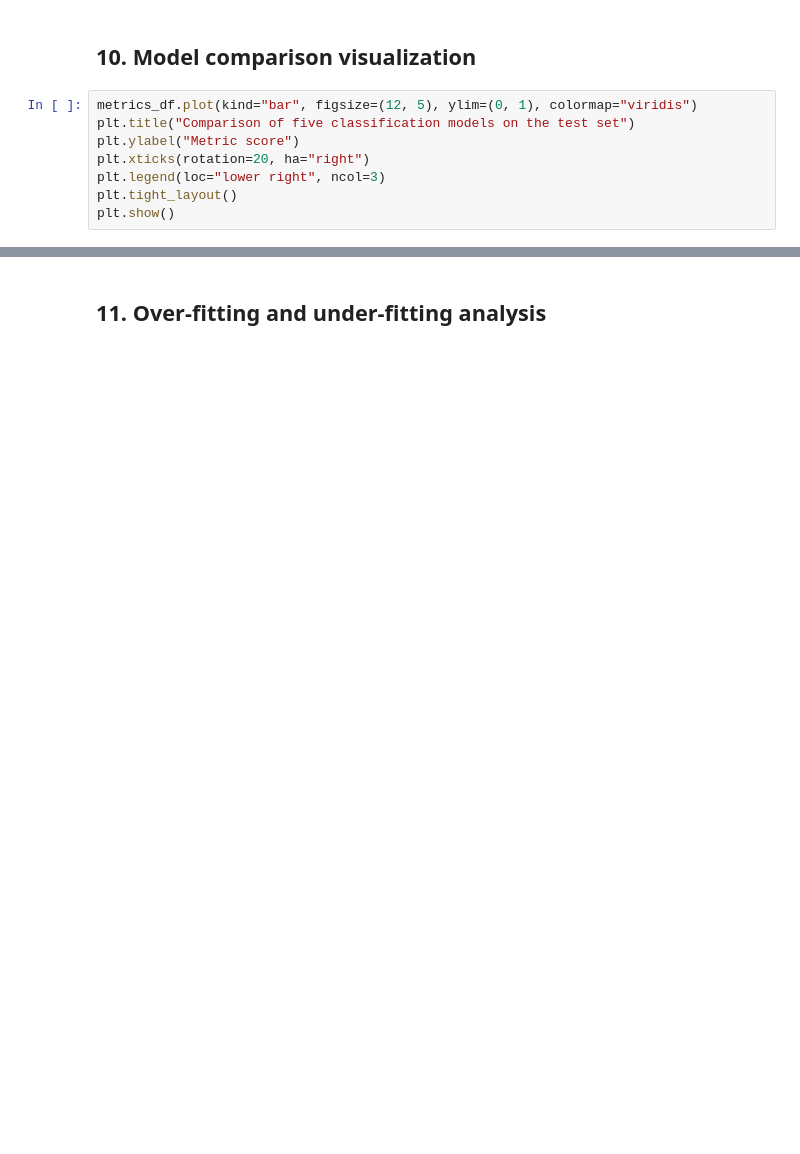
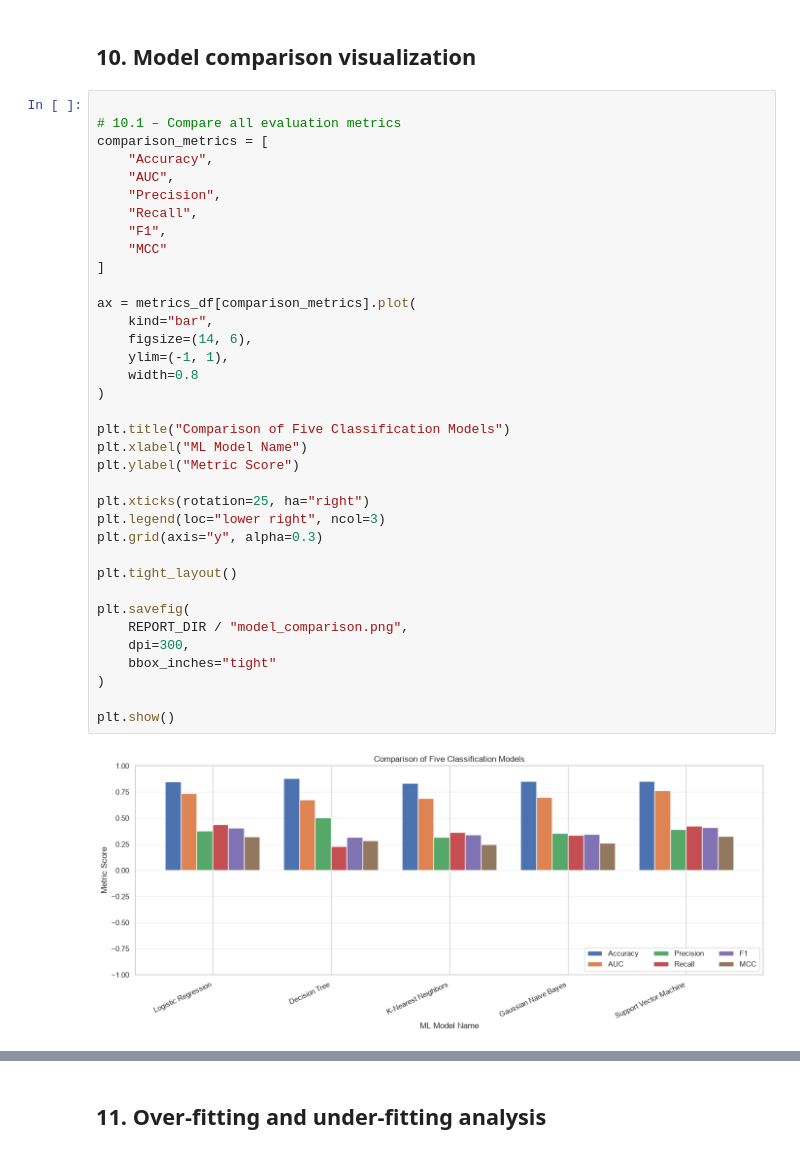
Before and after one commit to akankshasharma07/Bank-Marketing-Classification, a Jupyter notebook: bank_marketing_classification.ipynb, the cells around one changed output, grey strips where cells are left out. Drawn from its saved outputs; the diff is of its cells as text; blank space fills up the shorter version.

```diff
--- a/bank_marketing_classification.ipynb
+++ b/bank_marketing_classification.ipynb
@@ -254,10 +712,40 @@ metrics_df.to_csv(REPORT_DIR / "model_comparison.csv")
 # %% [markdown]
 ## 10. Model comparison visualization
 # %%
-metrics_df.plot(kind="bar", figsize=(12, 5), ylim=(0, 1), colormap="viridis")
-plt.title("Comparison of five classification models on the test set")
-plt.ylabel("Metric score")
-plt.xticks(rotation=20, ha="right")
+
+# 10.1 – Compare all evaluation metrics
+comparison_metrics = [
+    "Accuracy",
+    "AUC",
+    "Precision",
+    "Recall",
+    "F1",
+    "MCC"
+]
+
+ax = metrics_df[comparison_metrics].plot(
+    kind="bar",
+    figsize=(14, 6),
+    ylim=(-1, 1),
+    width=0.8
+)
+
+plt.title("Comparison of Five Classification Models")
+plt.xlabel("ML Model Name")
+plt.ylabel("Metric Score")
+
+plt.xticks(rotation=25, ha="right")
 plt.legend(loc="lower right", ncol=3)
+plt.grid(axis="y", alpha=0.3)
+
 plt.tight_layout()
+
+plt.savefig(
+    REPORT_DIR / "model_comparison.png",
+    dpi=300,
+    bbox_inches="tight"
+)
+
 plt.show()
+# %% [output]
+[figure, added]
```
Also changed, not shown: parts of 26 cells of this notebook, 9 other files.
